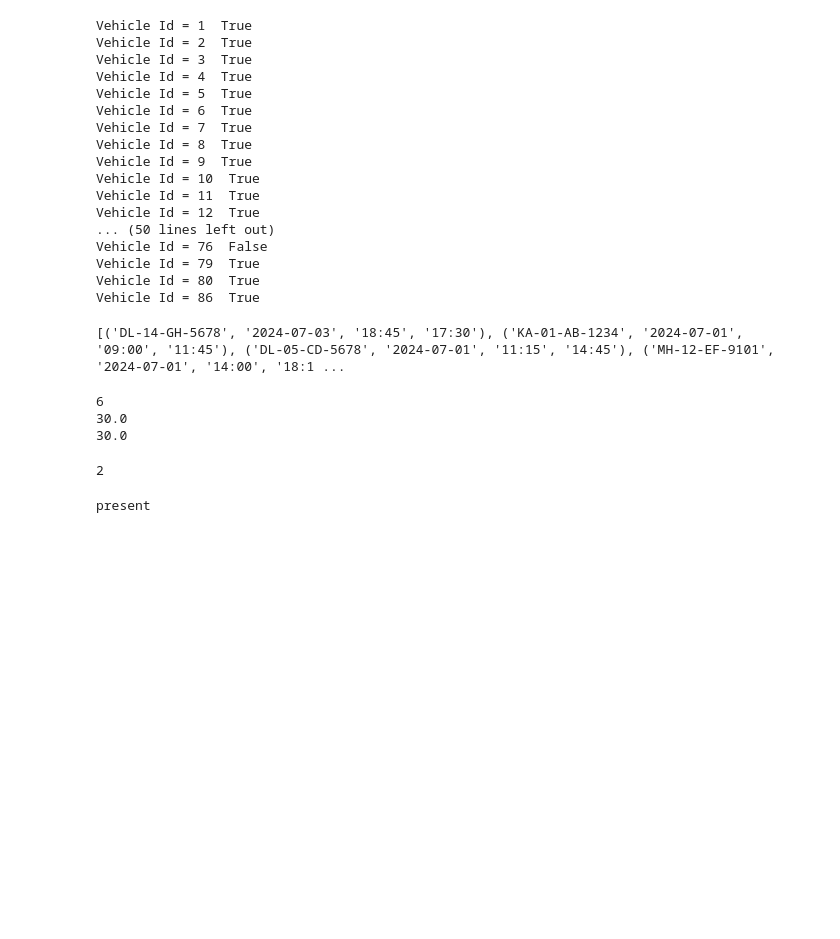
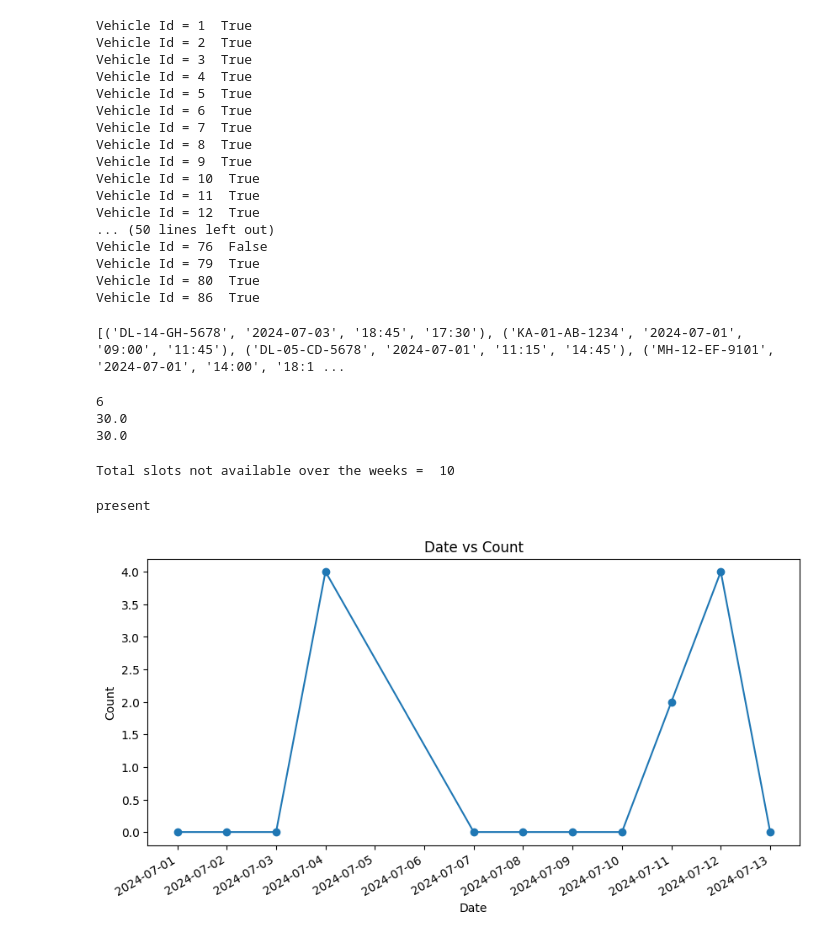
Before and after one commit to Kamal-04/Intel_Project, a Jupyter notebook: License Plate Detection/database (1).ipynb, the cells around one changed output. Cells and saved outputs as stored; diff of their text form; code cells hidden in the pictures; blank space fills up the shorter version.

```diff
--- a/License Plate Detection/database (1).ipynb
+++ b/License Plate Detection/database (1).ipynb
@@ -85,9 +85,10 @@ class ParkingArea:
                 if self.current_date == datetime.datetime.now():
                     self.current_date = curr_date
                 else:
-                    if self.current_date != curr_date:
-                        self.daily_average(date)
+                    # if self.current_date != curr_date:
+                    #     self.daily_average(date)
                     self.current_date = curr_date
+                self.daily_average(date)
 
                 self.dates.add(date)
             else:
@@ -126,8 +127,7 @@ class ParkingArea:
         if cur_date not in self.daily_slot_average:
             self.daily_slot_average[cur_date] = 0
         ct = self.daily_slot_count[cur_date]
-        avg = ct/self.total_capacity
-        avg*=100
+        avg = (ct/self.total_capacity)*100
         self.daily_slot_average[cur_date] = avg
 # %%
 import pandas as pd
@@ -155,6 +155,6 @@ print(len(cust_id))
 # print(type(curr_date))
 # print(curr_date)
 # %%
-sample_area = ParkingArea('Sample_mall3',20)
+sample_area = ParkingArea('Sample_mall4',20)
 sample_area.parked_table_name
 # %% [output]
@@ -165,3 +165,4 @@ del_cmd = f"DELETE FROM {sample_area.parked_table_name}"
 del_cmd2 = f"DELETE FROM {sample_area.record_table_name}"
 sample_area.db_cur.execute(del_cmd)
 sample_area.db_cur.execute(del_cmd2)
+sample_area.currently_filled = 0
@@ -225,8 +223,9 @@ print(sample_area.daily_slot_average["2024-07-01"])
 30.0
 # %%
 sample_area.slot_unavailable_count["2024-07-11"]
+print("Total slots not available over the weeks = ", sum(sample_area.slot_unavailable_count.values()))
 # %% [output]
-2
+Total slots not available over the weeks =  10
 # %%
 id = "AP-35-MN-9101"
 check_cmd = f"SELECT * FROM {sample_area.customer_table_name} WHERE Car_Number = '{id}'"
@@ -236,3 +235,34 @@ if count:
     print("present")
 # %% [output]
 present
+# %%
+import matplotlib.pyplot as plt
+import matplotlib.dates as mdates
+from datetime import datetime
+
+# Sample data dictionary
+data = sample_area.slot_unavailable_count
+
+
+# Convert the dictionary to lists of dates and counts
+dates = [datetime.strptime(date, '%Y-%m-%d') for date in data.keys()]
+counts = list(data.values())
+
+# Create the plot
+plt.figure(figsize=(10, 5))
+plt.plot(dates, counts, marker='o')
+
+# Format the date axis
+plt.gca().xaxis.set_major_formatter(mdates.DateFormatter('%Y-%m-%d'))
+plt.gca().xaxis.set_major_locator(mdates.DayLocator())
+plt.gcf().autofmt_xdate()
+
+# Add labels and title
+plt.xlabel('Date')
+plt.ylabel('Count')
+plt.title('Date vs Count')
+
+# Show the plot
+plt.show()
+# %% [output]
+[figure, added]
```
Also changed, not shown: parts of 3 cells of this notebook.
